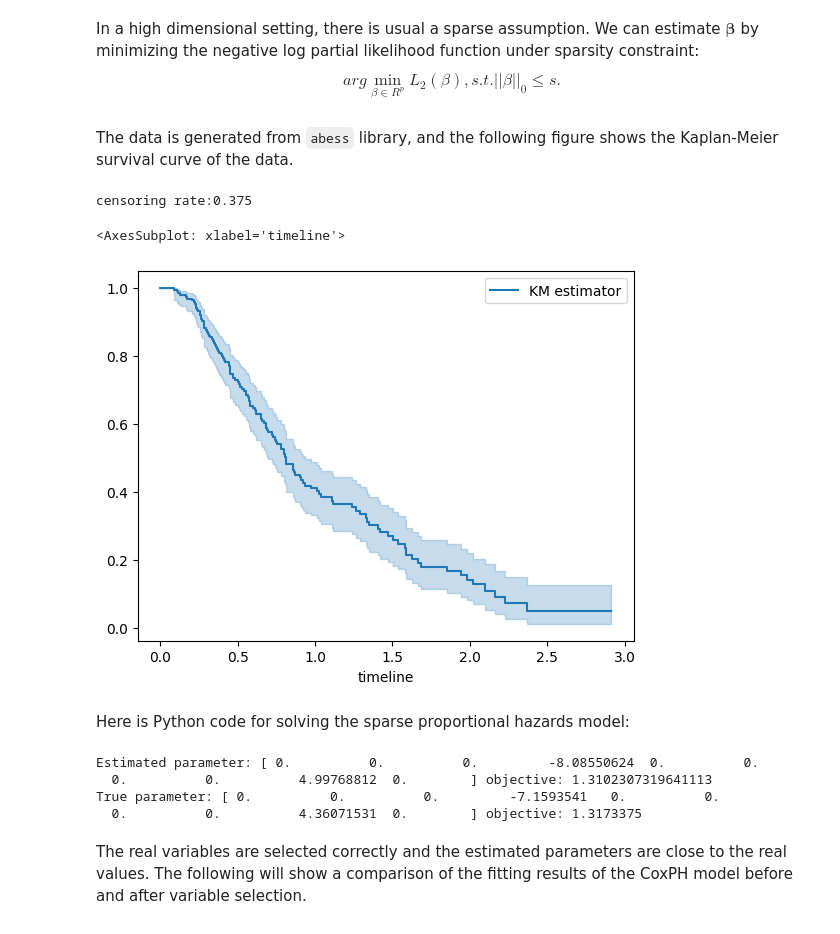
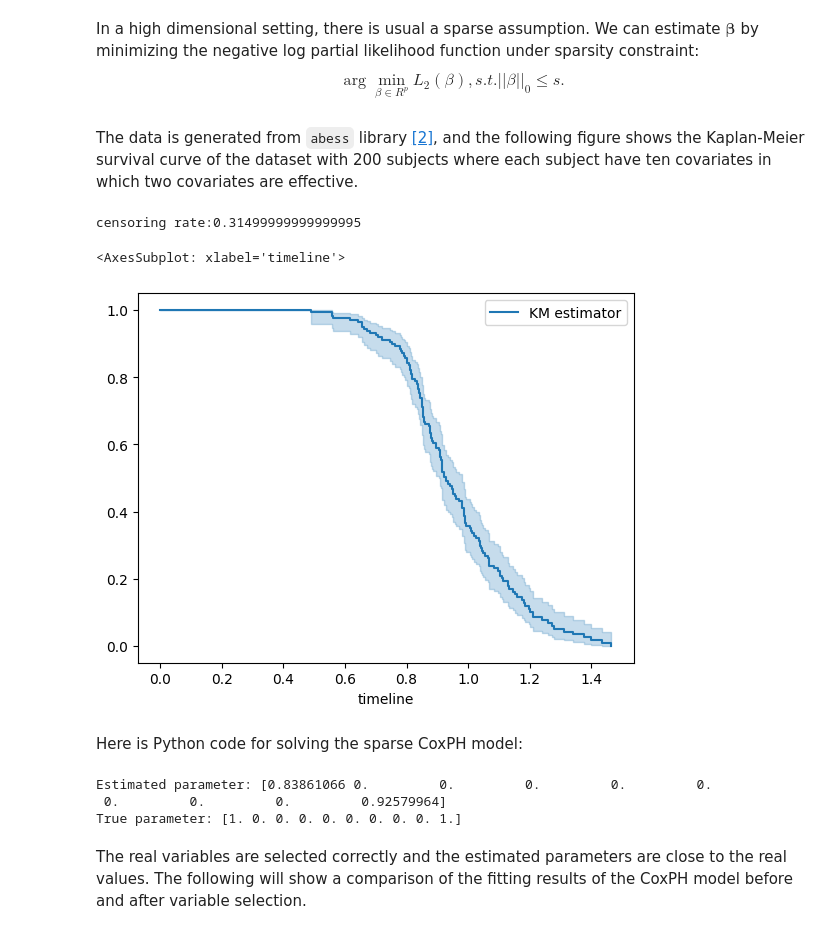
Before and after one commit to abess-team/skscope, a Jupyter notebook: docs/source/examples/Survival Models/proportional-hazard-model.ipynb, the cells around one changed output. Drawn from its saved outputs; the diff is of its cells as text; code cells hidden in the pictures.

```diff
--- a/docs/source/examples/Survival Models/proportional-hazard-model.ipynb
+++ b/docs/source/examples/Survival Models/proportional-hazard-model.ipynb
@@ -12,27 +17,31 @@ $$L_2(\boldsymbol{\beta})=-\sum_{i=1}^{n}\int_0^1 \boldsymbol{\beta}^{\prime}\ma
 And the standard Cox model parameter estimation is done by minimizing the likelihood function.
 # %% [markdown]
 In a high dimensional setting, there is usual a sparse assumption. We can estimate $\boldsymbol{\beta}$ by minimizing the negative log partial likelihood function under sparsity constraint:
-$$arg\min_{\beta \in R^p}L_2(\beta) , s.t.  || \beta ||_0 \leq s.$$
+$$\arg\min_{\beta \in R^p}L_2(\beta) , s.t.  || \beta ||_0 \leq s.$$
 # %% [markdown]
-The data is generated from ``abess`` library, and the following figure shows the Kaplan-Meier survival curve of the data.
+The data is generated from ``abess`` library [[2]](#refer-2), and the following figure shows the Kaplan-Meier survival curve of the dataset with 200 subjects where each subject have ten covariates in which two covariates are effective.
 # %%
+import numpy as np
 from abess.datasets import make_glm_data
 from lifelines import KaplanMeierFitter
 
 # generate data
+np.random.seed(319)
 n, p, k = 200, 10, 2
-data = make_glm_data(n, p, k, family="cox", c = 3)
+beta = np.zeros(p)
+beta[np.linspace(0, p - 1, k, dtype=int)] = [1 for _ in range(k)]
+data = make_glm_data(n, p, k, family="cox", c = 3, coef_=beta)
 
 # survival probability
 kmf = KaplanMeierFitter()
 kmf.fit(data.y[:,0], data.y[:,1], label="KM estimator", alpha=0.05)
 kmf.plot()
 # %% [output]
-censoring rate:0.375
+censoring rate:0.31499999999999995
 <AxesSubplot: xlabel='timeline'>
-[figure, old version]
+[figure, new version]
 # %% [markdown]
-Here is Python code for solving the sparse proportional hazards model:
+Here is Python code for solving the sparse CoxPH model:
 # %%
 import jax.numpy as jnp
 from scope import ScopeSolver
@@ -44,26 +53,15 @@ def phazard_objective(params):
         logsum = logsum.at[i].set(jnp.log(jnp.dot(data.y[:,0] >= data.y[:,0][i], jnp.exp(Xbeta))))
     return jnp.dot(data.y[:,1],logsum)/n-jnp.dot(data.y[:,1], Xbeta)/n
 
-
 solver = ScopeSolver(p, k)
 solver.solve(phazard_objective, jit=True)
-zeroindex = np.where(solver.get_result()["params"]==0)
 
-# save the data as data.frame
-data_df = pd.DataFrame(np.hstack((data.x,data.y)))
-data_df.rename(columns={p:"time",
-                        p+1:"event"}, inplace=True)
-data_df = data_df.astype({"event":int})                   # all variables
-data_df_selected = data_df.drop(columns=zeroindex[0])     # selected variables
-
-#print("Estimated parameter:", solver.get_result()["params"], "objective:",solver.get_result()["value_of_objective"])
-print("Estimated parameter:", solver.get_result()["params"], "objective:",solver.get_result()["value_of_objective"])
-print("True parameter:", data.coef_, "objective:",phazard_objective(data.coef_))
+print("Estimated parameter:", solver.get_result()["params"])
+print("True parameter:", data.coef_)
 # %% [output]
-Estimated parameter: [ 0.          0.          0.         -8.08550624  0.          0.
-  0.          0.          4.99768812  0.        ] objective: 1.3102307319641113
-True parameter: [ 0.          0.          0.         -7.1593541   0.          0.
-  0.          0.          4.36071531  0.        ] objective: 1.3173375
+Estimated parameter: [0.83861066 0.         0.         0.         0.         0.
+ 0.         0.         0.         0.92579964]
+True parameter: [1. 0. 0. 0. 0. 0. 0. 0. 0. 1.]
 # %% [markdown]
 The real variables are selected correctly and the estimated parameters are close to the real values. The following will show a comparison of the fitting results of the CoxPH model before and after variable selection.
 # %%
```
Also changed, not shown: parts of 7 cells of this notebook.
